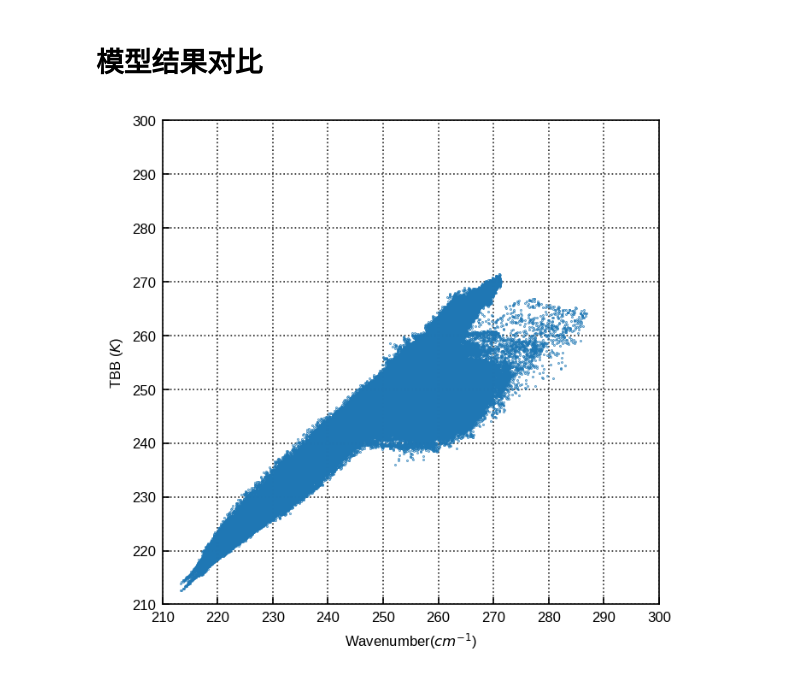
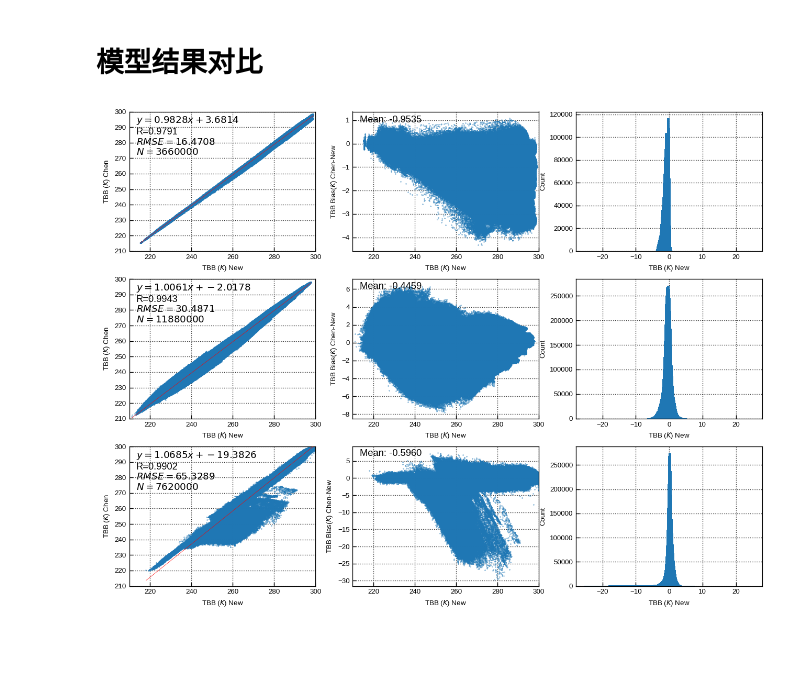
Before and after one commit to NingAnMe/django-practice, a Jupyter notebook: gap_filling_valicate.ipynb, the cells around one changed output. Cells and saved outputs as stored; diff of their text form; code cells hidden in the pictures; blank space fills up the shorter version.

```diff
--- a/gap_filling_valicate.ipynb
+++ b/gap_filling_valicate.ipynb
@@ -365,15 +525,7 @@ number = 0
 plot_validate_picture(test_X_tbb, test_Y_tbb, predict_Y_tbb_test, model_name, number)
 # %% [markdown]
 # 模型结果对比
-# %%
-s_n = 1000
-e_n = 2000
-fig = plt.figure(figsize=(5, 5), dpi=150)
-plt.scatter(predict_Y_tbb_test[s_n:e_n], predict_Y_tbb_business[s_n:e_n], s=0.1)
-plt.xlabel('Wavenumber($cm^{-1}$)')
-plt.ylabel('TBB ($K$)')
-plt.xlim(210, 300)
-plt.ylim(210, 300)
-plt.show()
-# %% [output]
-[figure, removed]
+# %%
+plot_model_compare(predict_Y_tbb_test, predict_Y_tbb_business)
+# %% [output]
+[figure, added]
```
Also changed, not shown: parts of 10 cells of this notebook, 7 other files.
